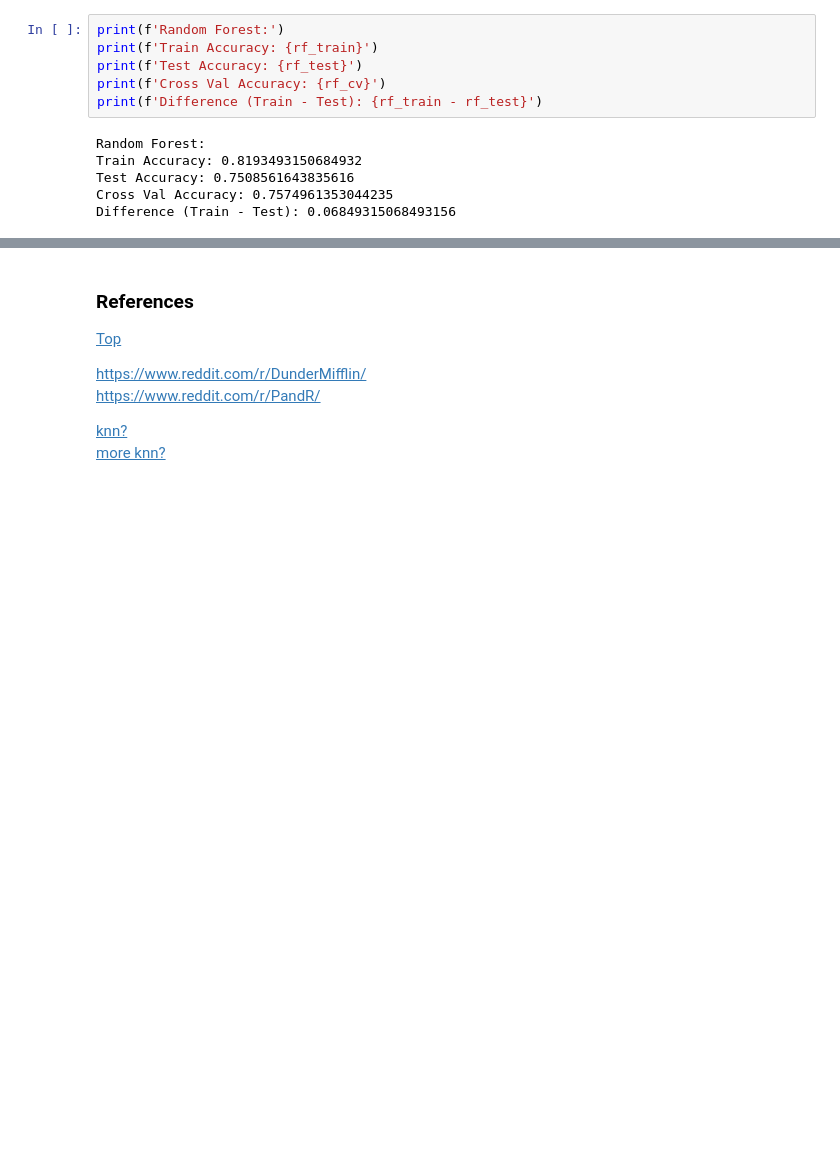
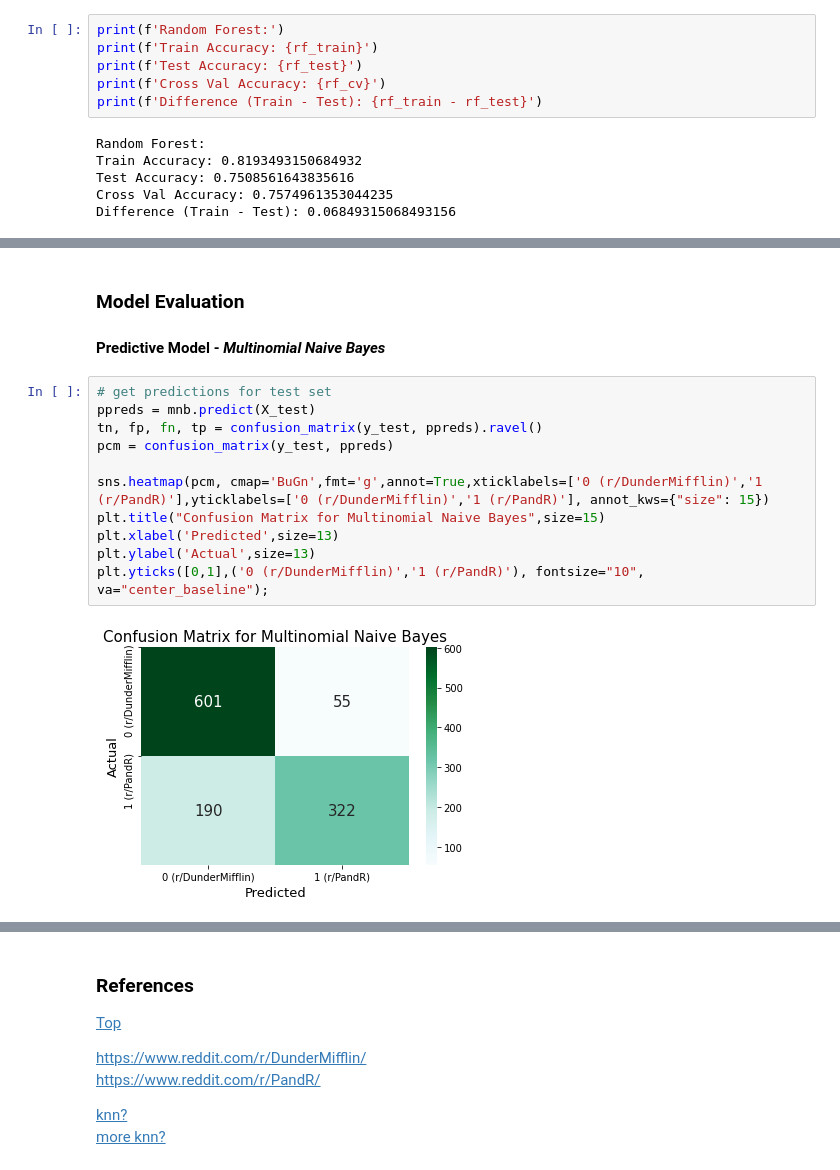
Before and after one commit to dmedellin2/reddit_classification, a Jupyter notebook: code/reddit-classification-models.ipynb, the cells around one changed output, grey strips where cells are left out. Cells and saved outputs as stored; diff of their text form; blank space fills up the shorter version.

Commit message:
model eval

```diff
--- a/code/reddit-classification-models.ipynb
+++ b/code/reddit-classification-models.ipynb
@@ -1019,0 +1038,16 @@ Difference (Train - Test): 0.148972602739726
+# %% [markdown]
+### Model Evaluation
+#### Predictive Model - _Multinomial Naive Bayes_
+# %%
+# get predictions for test set
+ppreds = mnb.predict(X_test)
+tn, fp, fn, tp = confusion_matrix(y_test, ppreds).ravel()
+pcm = confusion_matrix(y_test, ppreds)
+
+sns.heatmap(pcm, cmap='BuGn',fmt='g',annot=True,xticklabels=['0 (r/DunderMifflin)','1 (r/PandR)'],yticklabels=['0 (r/DunderMifflin)','1 (r/PandR)'], annot_kws={"size": 15})
+plt.title("Confusion Matrix for Multinomial Naive Bayes",size=15)
+plt.xlabel('Predicted',size=13)
+plt.ylabel('Actual',size=13)
+plt.yticks([0,1],('0 (r/DunderMifflin)','1 (r/PandR)'), fontsize="10", va="center_baseline");
+# %% [output]
+[figure, added]
```
Also changed, not shown: parts of 32 cells of this notebook.
